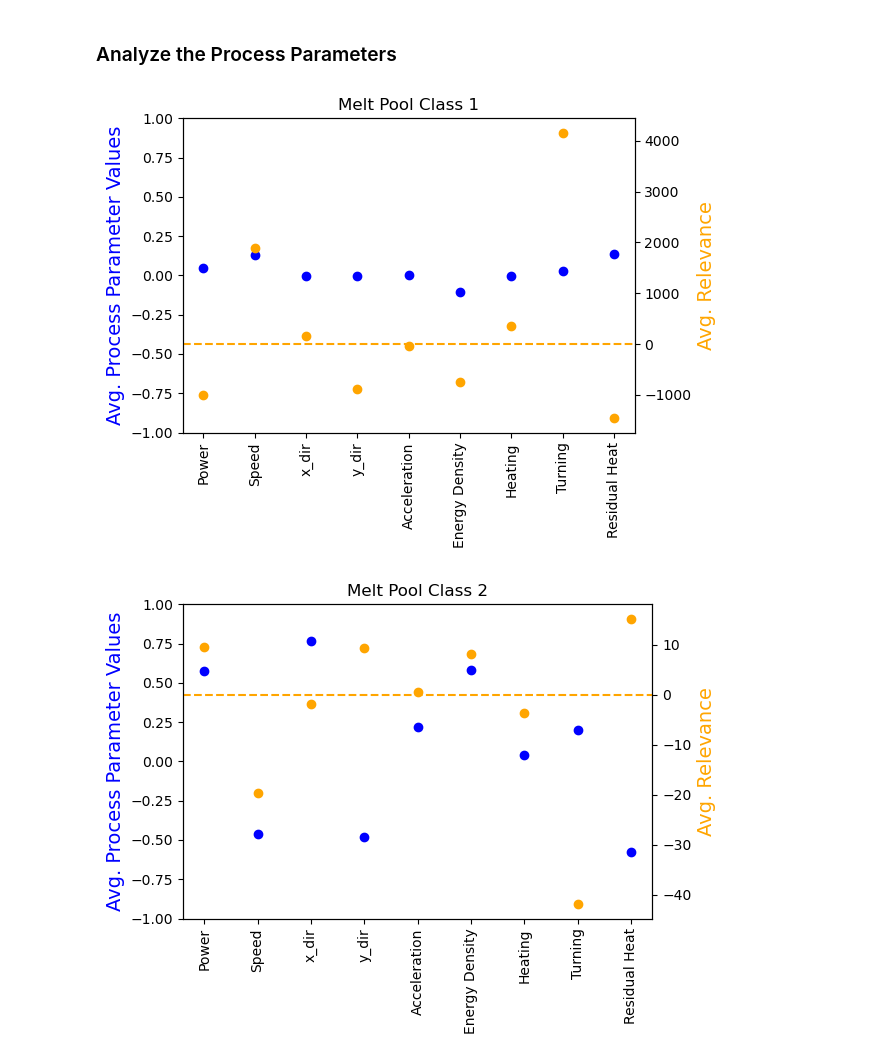
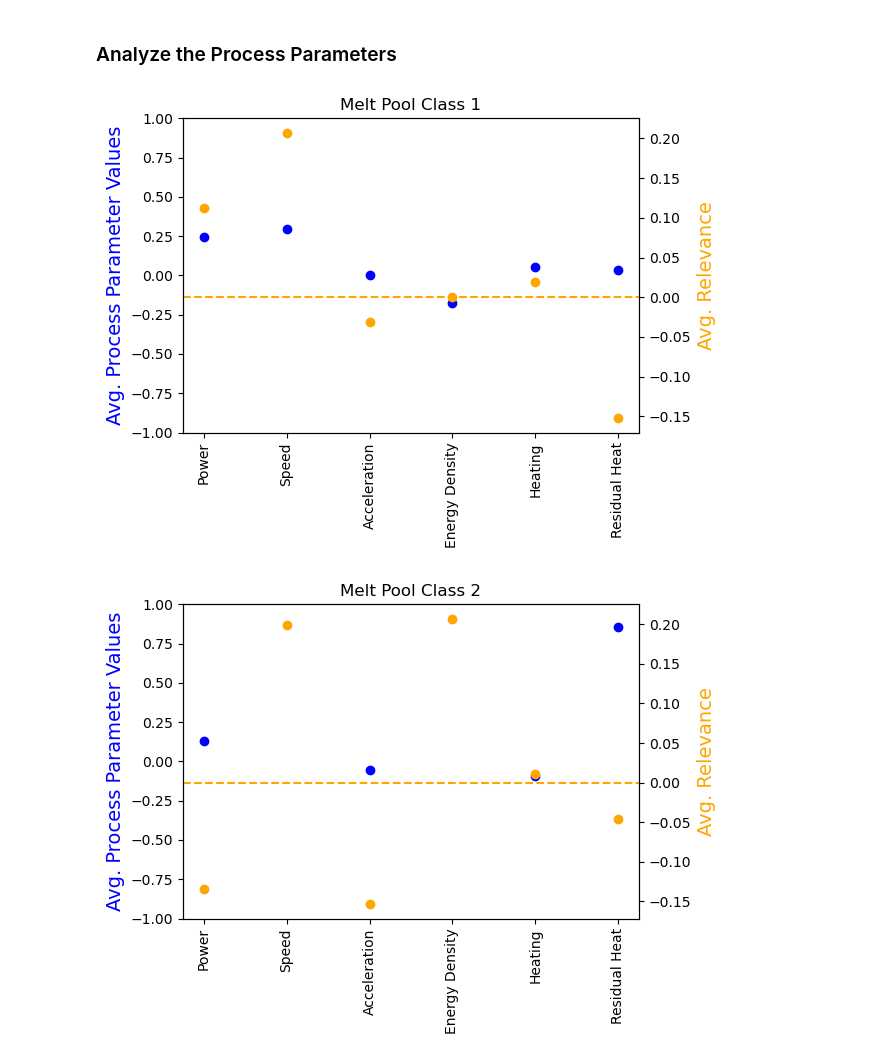
Before and after one commit to satomm1/LPBF_Cluster_And_XAI, a Jupyter notebook: src/LRP_RTC.ipynb, the cells around one changed output. Drawn from its saved outputs; the diff is of its cells as text; code cells hidden in the pictures.

```diff
--- a/src/LRP_RTC.ipynb
+++ b/src/LRP_RTC.ipynb
@@ -309,11 +309,11 @@ EPS = 0.01
 # DATA_DIR = '../../Melt Pool Camera Preprocessed PNG/'
 DATA_DIR = '../../RealTimeControl/Preprocessed Images/'
 
-MODEL_NAME = 'testV22' # Name to save trained model
+MODEL_NAME = 'testV22_1' # Name to save trained model
 # %%
 # neural_network_data/train_labels_pp.xlsx'
 meltpool_dataset_test = MeltpoolDataset(
-    'neural_network_data/test_labels_pp.csv',
+    'neural_network_data/test_labels_pp_limited_RTC6.csv',
     DATA_DIR,
     transform=transforms.Compose([
         transforms.Resize(256),
@@ -416,15 +448,14 @@ axs['right'].set_yticks([])
 axs['right'].set_xticklabels([])
 axs['right'].set_yticklabels([])
 
-axs['bottom'].scatter(np.arange(9), R_pp.cpu().detach().numpy(), color="blue", marker="d")
+axs['bottom'].scatter(np.arange(NUM_PROCESS_PARAM), R_pp.cpu().detach().numpy(), color="blue", marker="d")
 axs['bottom'].set_ylabel("Relevance",fontsize=14)
 # axs['bottom'].set_ylabel("Relevance",color="blue",fontsize=14)
 axs['bottom'].axhline(0, linestyle='dashed')
 
 axs['bottom'].title.set_text('Parameter Relevance')
-pp_labels = ('Power','Speed','x_dir', 'y_dir','Acceleration','Energy Density','Heating',
-             'Turning', 'Residual Heat')
-axs['bottom'].set_xticks(np.arange(9))
+pp_labels = ('Power','Speed','Acceleration','Energy Density','Heating', 'Residual Heat')
+axs['bottom'].set_xticks(np.arange(NUM_PROCESS_PARAM))
 axs['bottom'].set_xticklabels(pp_labels, rotation=80, fontdict={'fontsize': 12})
 fig.tight_layout()
 plt.show()
@@ -569,28 +600,27 @@ np.save('LRP_results/importance_avg_test_V206_eps_' + str(EPS), importance_avg)
 # %%
 # Load the results
-pp_avg = np.load('LRP_results/pp_avg_test_eps_' + str(EPS) + '.npy')
-importance_avg = np.load('LRP_results/importance_avg_test_eps_' + str(EPS) + '.npy')
+pp_avg = np.load('LRP_results/pp_avg_test_V22_eps_' + str(EPS) + '.npy')
+importance_avg = np.load('LRP_results/importance_avg_test_V22_eps_' + str(EPS) + '.npy')
 # %%
 # Plot the results
 for ii in range(NUM_MELT_POOL_CLASSES):
     fig, ax = plt.subplots()
     ax.scatter(range(NUM_PROCESS_PARAM), pp_avg[ii, :], color="blue")
     ax2 = ax.twinx()
 
     ax2.scatter(range(NUM_PROCESS_PARAM), importance_avg[ii,:], color="orange")
     ax2.axhline(0, linestyle='dashed', color="orange")
     ax.set_xticks(np.arange(NUM_PROCESS_PARAM))
-    pp_labels = ('Power','Speed','x_dir', 'y_dir','Acceleration','Energy Density','Heating',
-             'Turning', 'Residual Heat')
+    pp_labels = ('Power','Speed','Acceleration','Energy Density','Heating','Residual Heat')
     ax.set_xticklabels(pp_labels, rotation=90)
     ax.set_ylabel("Avg. Process Parameter Values",color="blue",fontsize=14)
     ax.set_ylim([-1, 1])
     ax2.set_ylabel("Avg. Relevance",color="orange",fontsize=14)
     plt.title('Melt Pool Class ' + str(ii+1))
     plt.tight_layout()
-    plt.savefig('Plots/LRP_plots/V20_eps_' + str(EPS) + '/PP_relevance_class'+str(ii+1)+'_LowRes', dpi=150)
+    plt.savefig('Plots/LRP_plots/V22_eps_' + str(EPS) + '/PP_relevance_class'+str(ii+1)+'_LowRes', dpi=150)
 #     plt.savefig('Plots/LRP_plots/eps_' + str(EPS) + '/PP_relevance_class'+str(ii+1), dpi=800)
     plt.show()
 # %% [output]
-[figure, old version]
+[figure, new version]
-[figure, old version]
+[figure, new version]
```
Also changed, not shown: parts of 6 cells of this notebook, 8 other files.
